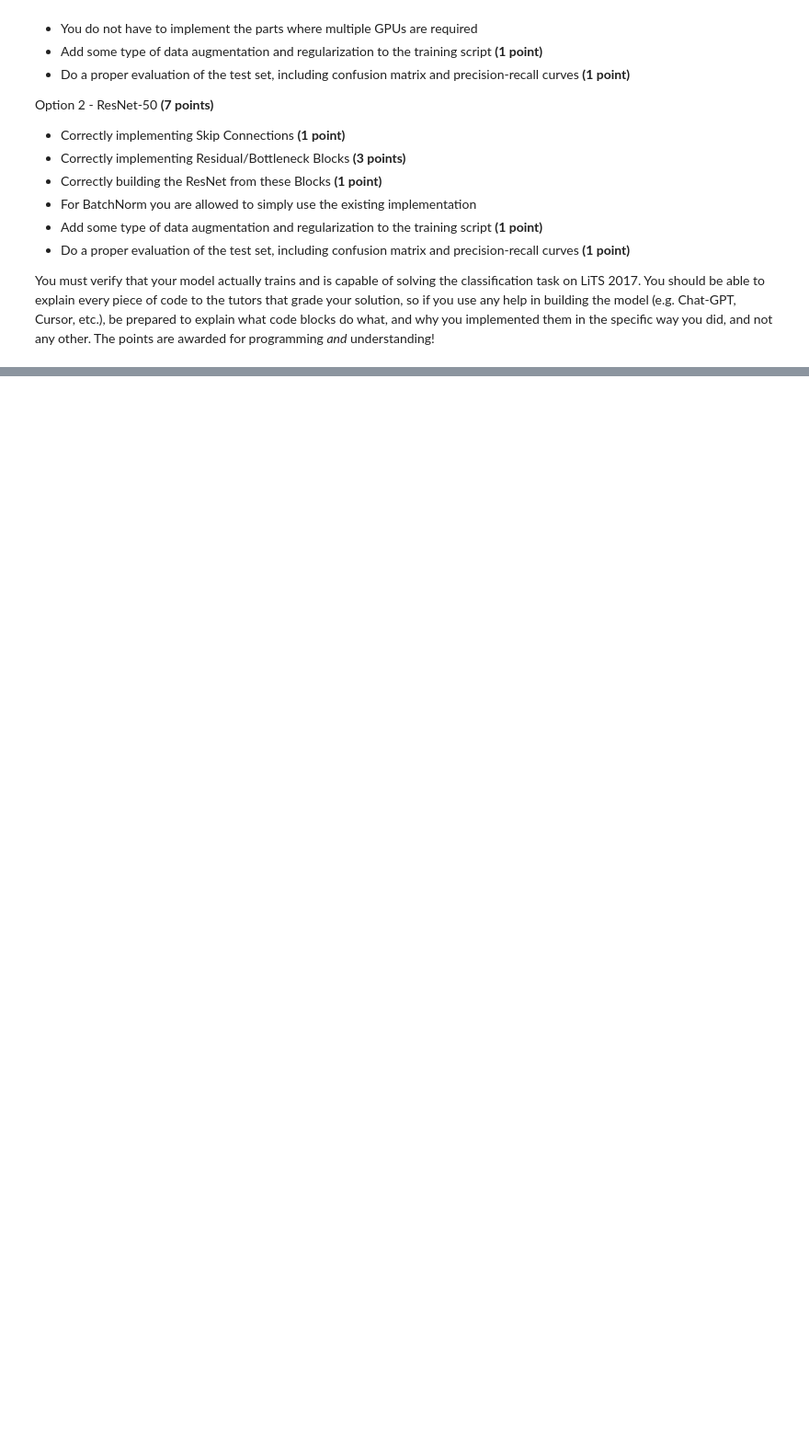
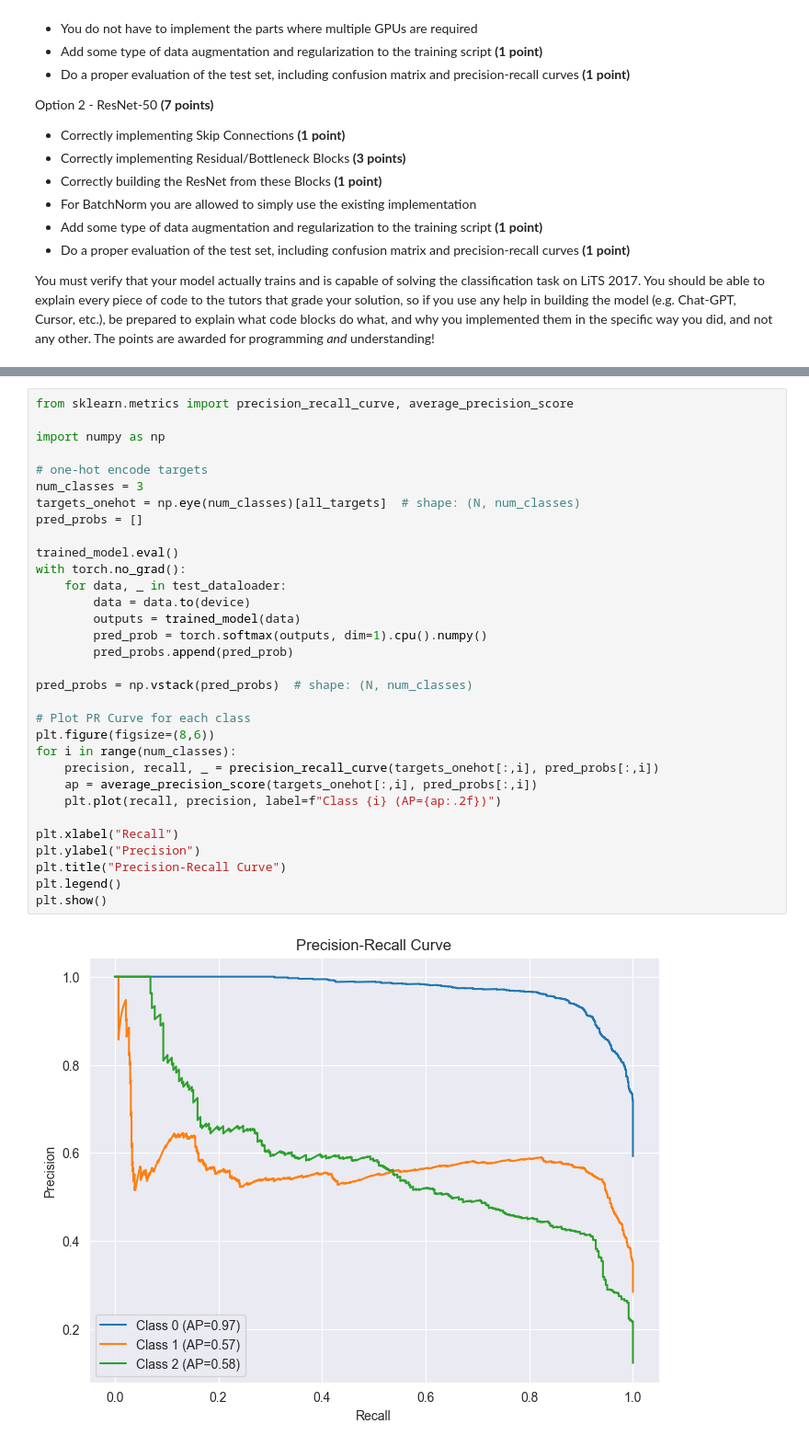
Before and after one commit to dustindobry/AIMA, a Jupyter notebook: week_06_computer_vision_II.ipynb, the cells around one changed output, grey strips where cells are left out. Shown at 92% size. Drawn from its saved outputs; the diff is of its cells as text; blank space fills up the shorter version.

```diff
--- a/week_06_computer_vision_II.ipynb
+++ b/week_06_computer_vision_II.ipynb
@@ -366,0 +1037,34 @@ You must verify that your model actually trains and is capable of solving the cl
+# %%
+from sklearn.metrics import precision_recall_curve, average_precision_score
+
+import numpy as np
+
+# one-hot encode targets
+num_classes = 3
+targets_onehot = np.eye(num_classes)[all_targets]  # shape: (N, num_classes)
+pred_probs = []
+
+trained_model.eval()
+with torch.no_grad():
+    for data, _ in test_dataloader:
+        data = data.to(device)
+        outputs = trained_model(data)
+        pred_prob = torch.softmax(outputs, dim=1).cpu().numpy()
+        pred_probs.append(pred_prob)
+
+pred_probs = np.vstack(pred_probs)  # shape: (N, num_classes)
+
+# Plot PR Curve for each class
+plt.figure(figsize=(8,6))
+for i in range(num_classes):
+    precision, recall, _ = precision_recall_curve(targets_onehot[:,i], pred_probs[:,i])
+    ap = average_precision_score(targets_onehot[:,i], pred_probs[:,i])
+    plt.plot(recall, precision, label=f"Class {i} (AP={ap:.2f})")
+
+plt.xlabel("Recall")
+plt.ylabel("Precision")
+plt.title("Precision-Recall Curve")
+plt.legend()
+plt.show()
+# %% [output]
+[figure, added]
```
Also changed, not shown: parts of 29 cells of this notebook, 4 other files.
